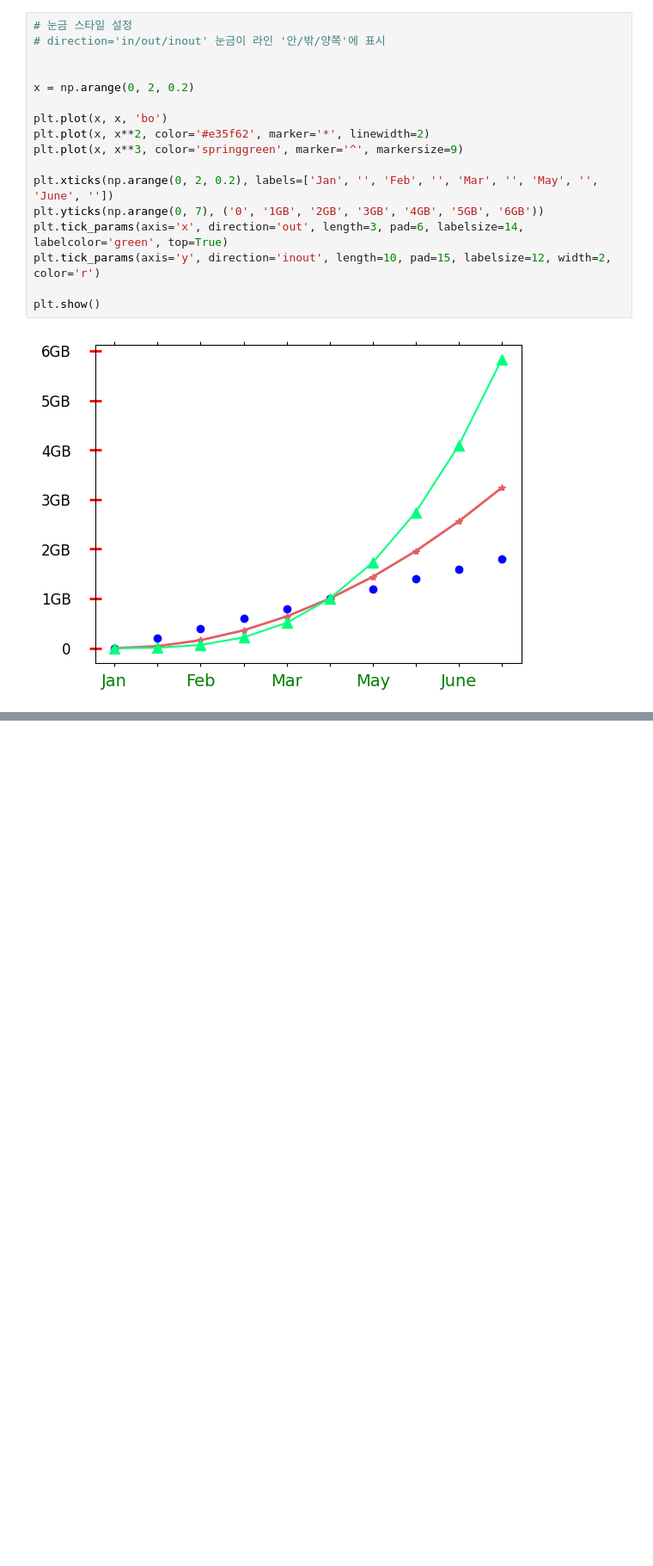
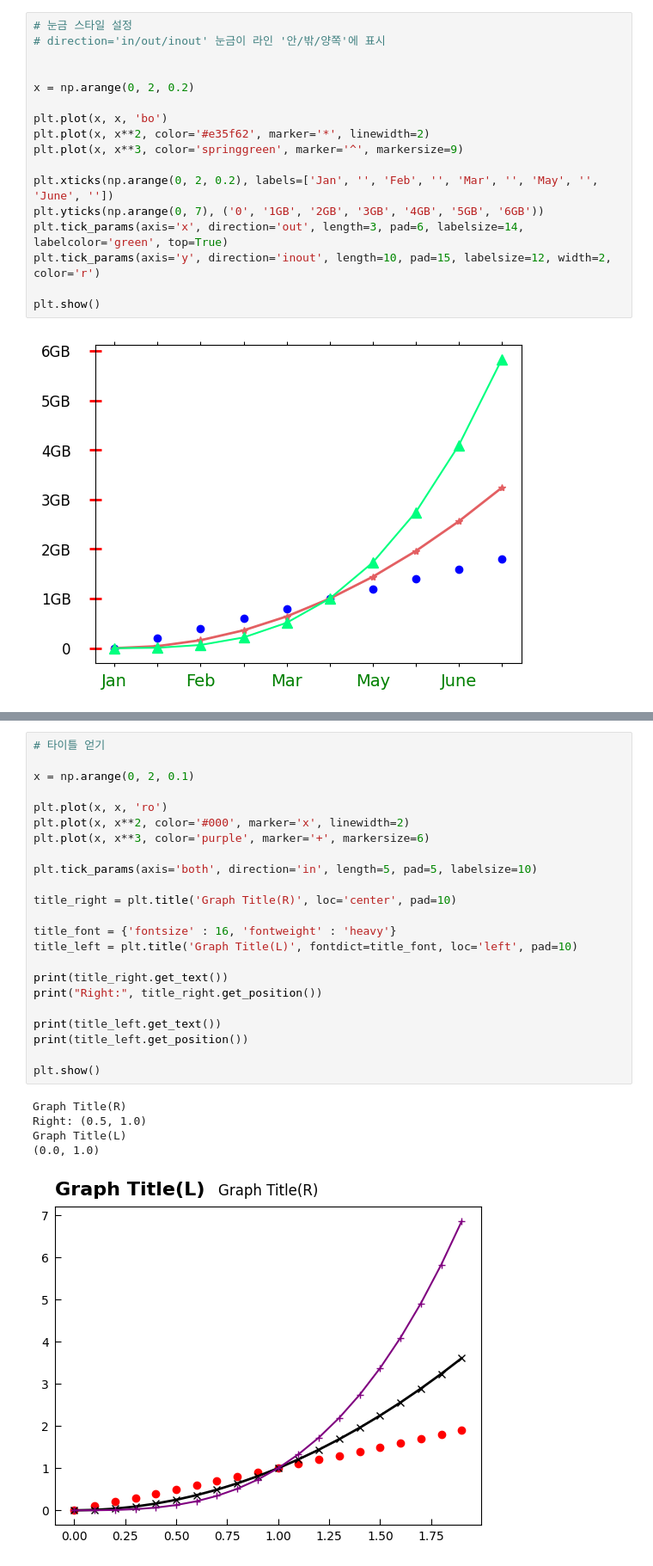
Before and after one commit to py4ine/study_Visualization, a Jupyter notebook: 20240619_Matplotlib_basic.ipynb, the cells around one changed output, grey strips where cells are left out. Shown at 86% size. Saved outputs shown, nothing was run; the diff lists cells and outputs as text; blank space fills up the shorter version.

```diff
--- a/20240619_Matplotlib_basic.ipynb
+++ b/20240619_Matplotlib_basic.ipynb
@@ -705,0 +757,29 @@ plt.show()
+# %%
+# 타이틀 얻기
+
+x = np.arange(0, 2, 0.1)
+
+plt.plot(x, x, 'ro')
+plt.plot(x, x**2, color='#000', marker='x', linewidth=2)
+plt.plot(x, x**3, color='purple', marker='+', markersize=6)
+
+plt.tick_params(axis='both', direction='in', length=5, pad=5, labelsize=10)
+
+title_right = plt.title('Graph Title(R)', loc='center', pad=10)
+
+title_font = {'fontsize' : 16, 'fontweight' : 'heavy'}
+title_left = plt.title('Graph Title(L)', fontdict=title_font, loc='left', pad=10)
+
+print(title_right.get_text())
+print("Right:", title_right.get_position())
+
+print(title_left.get_text())
+print(title_left.get_position())
+
+plt.show()
+# %% [output]
+Graph Title(R)
+Right: (0.5, 1.0)
+Graph Title(L)
+(0.0, 1.0)
+[figure, added]
```
Also changed, not shown: parts of 5 cells of this notebook.
